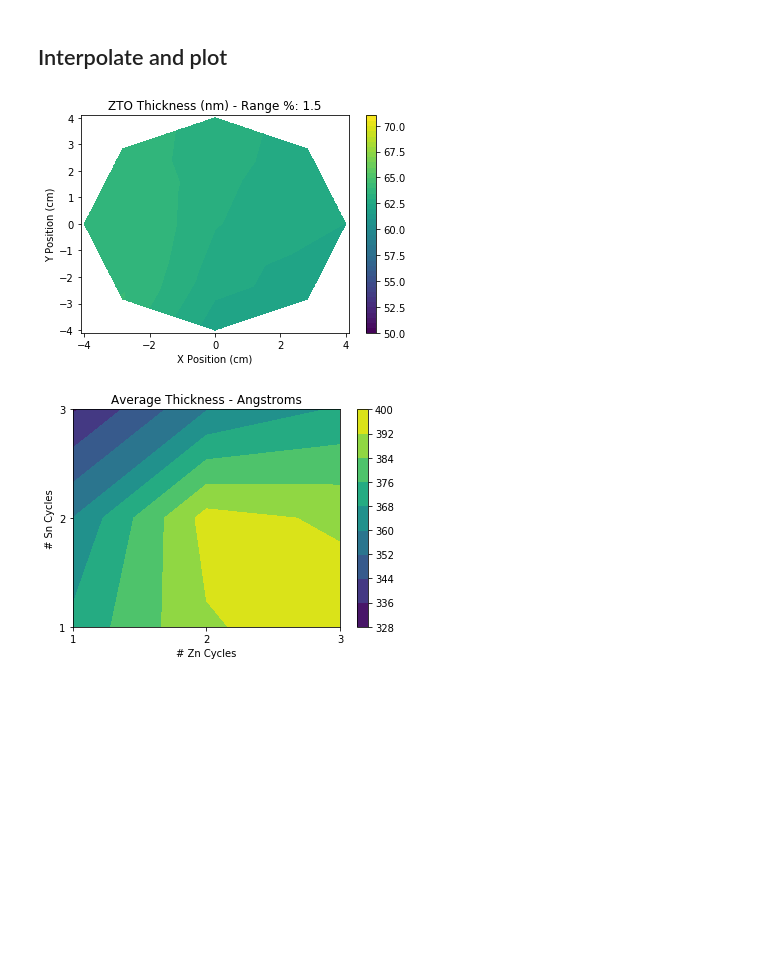
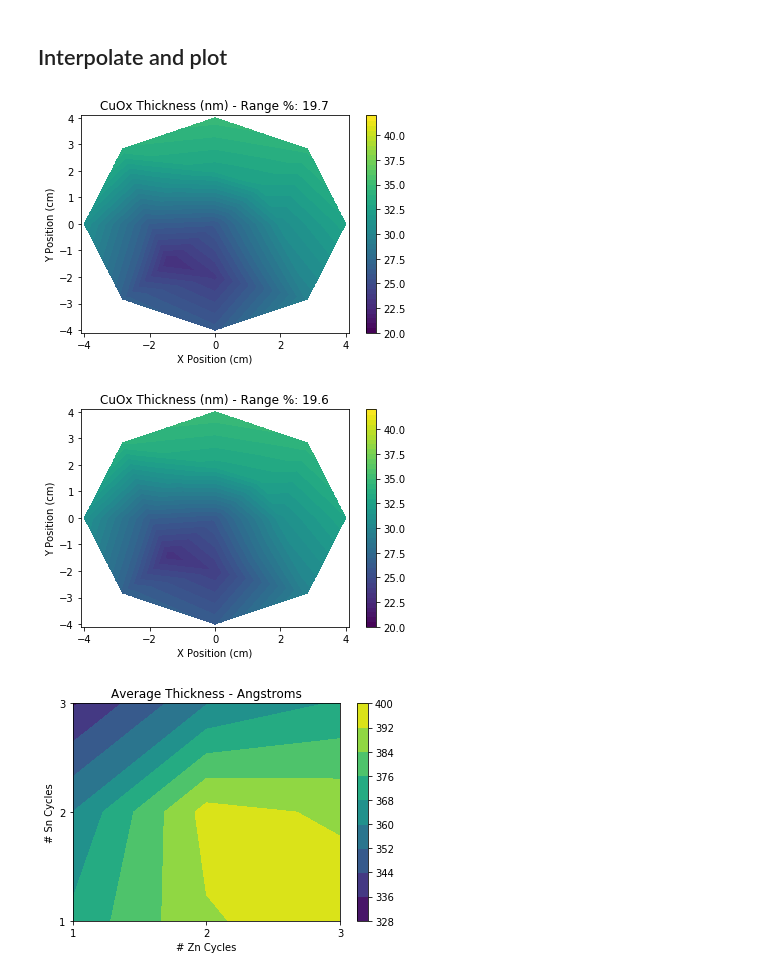
Before and after one commit to orlando-trejo/Dasgroupta, a Jupyter notebook: Ellipsometry/wafer_map.ipynb, the cells around one changed output. Cells and saved outputs as stored; diff of their text form; code cells hidden in the pictures; blank space fills up the shorter version.

```diff
--- a/Ellipsometry/wafer_map.ipynb
+++ b/Ellipsometry/wafer_map.ipynb
@@ -15,7 +15,7 @@ from matplotlib.ticker import MaxNLocator
 ## Import and clean data
 # %%
 # Import raw data from excel file and collect sheet names
-data = pd.ExcelFile('ZTO_21AUG2018.xlsx')
+data = pd.ExcelFile('Cu2O_17SEP2018.xlsx')
 samples = data.sheet_names
 
 # Get x and y coordinates from ellipsometry map
@@ -44,22 +44,23 @@ xi,yi = np.meshgrid(xi,yi)
 ## Interpolate and plot
 # %%
 ##fig, ax = plt.subplots(nrows=2, ncols=2)
-levels = MaxNLocator(nbins=50).tick_values(50, 71)
+levels = MaxNLocator(nbins=50).tick_values(20, 42)
 
 # Interpolate using three different methods and plot
 for i in range(0, len(samples)):
     zi = griddata((x, y), df[samples[i]], (xi, yi), method='linear')
     rng = (df[samples[i]].max()-df[samples[i]].min())/df[samples[i]].mean()/2*100
     plt.contourf(xi, yi, zi/10, levels=levels)
     plt.xlabel('X Position (cm)')
     plt.ylabel('Y Position (cm)')
     plt.colorbar()
-    plt.title('{} Thickness (nm) - Range %: {}'.format('ZTO', np.round(rng,1)))
+    plt.title('{} Thickness (nm) - Range %: {}'.format('CuOx', np.round(rng,1)))
     plt.savefig(samples[i], dpi=300)
     plt.show()
     # add dots with actual measurements
 # %% [output]
-[figure, old version]
+[figure, new version]
+[figure, added]
 # %%
 sn = [1, 1, 2, 3, 3]
 zn = [1, 3, 2, 1, 3]
```
Also changed, not shown: 8 other files.
